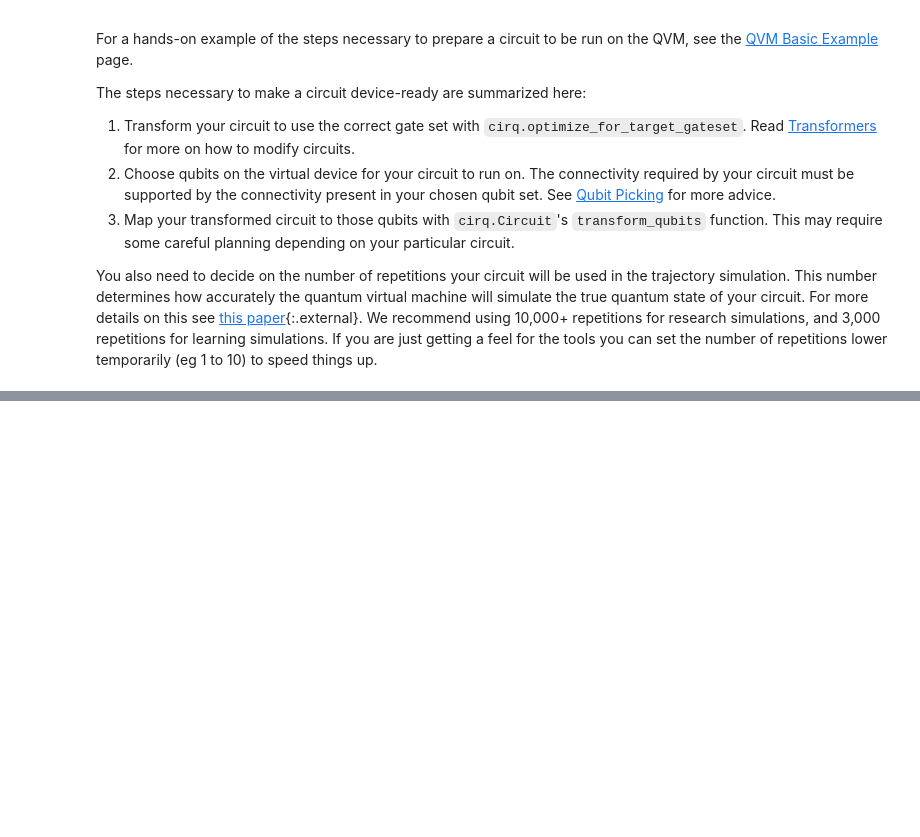
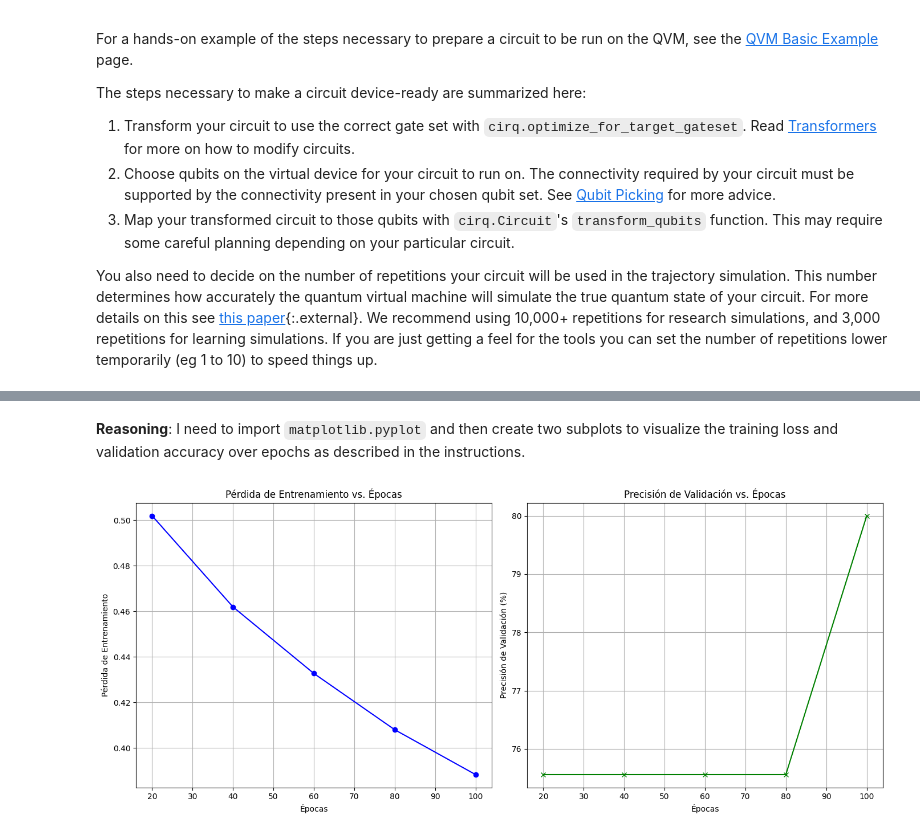
Before and after one commit to luisgabrielmatthew74/codeprojects, a Jupyter notebook: docs/simulate/quantum_virtual_machine-v11.ipynb, the cells around one changed output, grey strips where cells are left out. Cells and saved outputs as stored; diff of their text form; code cells hidden in the pictures; blank space fills up the shorter version.

```diff
--- a/docs/simulate/quantum_virtual_machine-v11.ipynb
+++ b/docs/simulate/quantum_virtual_machine-v11.ipynb
@@ -1577,0 +827,27 @@ Once you specify the task and provide any available labels or target values, I c
+# %% [markdown]
+**Reasoning**:
+I need to import `matplotlib.pyplot` and then create two subplots to visualize the training loss and validation accuracy over epochs as described in the instructions.
+# %%
+import matplotlib.pyplot as plt
+
+# Create a figure with two subplots
+fig, axes = plt.subplots(1, 2, figsize=(14, 6))
+
+# Plot Training Loss
+axes[0].plot(epochs_list, training_losses, marker='o', color='blue')
+axes[0].set_title('Pérdida de Entrenamiento vs. Épocas')
+axes[0].set_xlabel('Épocas')
+axes[0].set_ylabel('Pérdida de Entrenamiento')
+axes[0].grid(True)
+
+# Plot Validation Accuracy
+axes[1].plot(epochs_list, validation_accuracies, marker='x', color='green')
+axes[1].set_title('Precisión de Validación vs. Épocas')
+axes[1].set_xlabel('Épocas')
+axes[1].set_ylabel('Precisión de Validación (%)')
+axes[1].grid(True)
+
+plt.tight_layout()
+plt.show()
+# %% [output]
+[figure, added]
```
Also changed, not shown: parts of 113 cells of this notebook.
